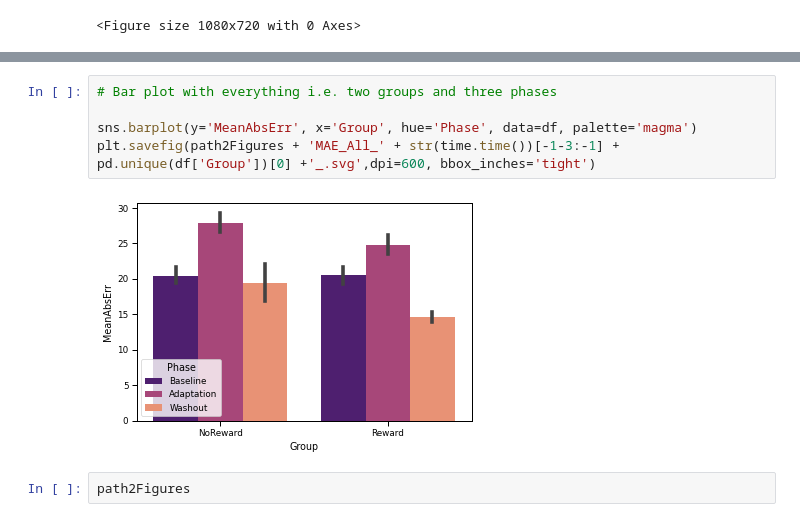
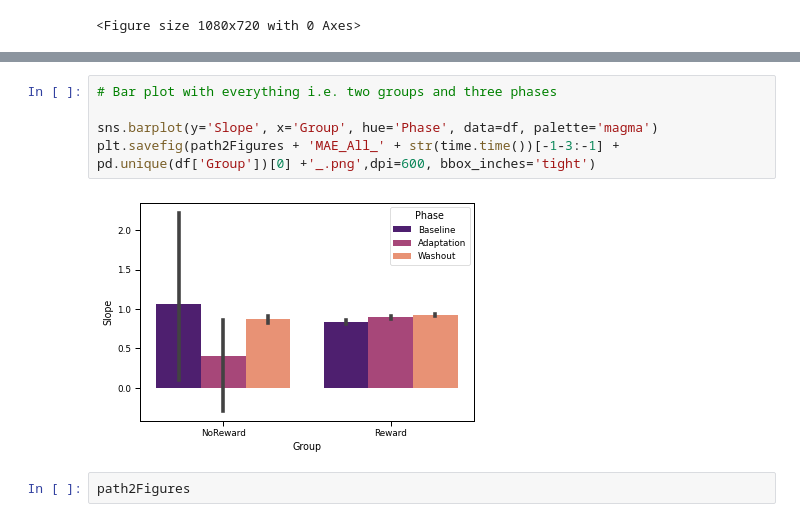
Before and after one commit to DiarKarim/SubEscape, a Jupyter notebook: SubEscape_Data_Analysis/SubEsc_Analysis.ipynb, the cells around one changed output, grey strips where cells are left out. Cells and saved outputs as stored; diff of their text form.

```diff
--- a/SubEscape_Data_Analysis/SubEsc_Analysis.ipynb
+++ b/SubEscape_Data_Analysis/SubEsc_Analysis.ipynb
@@ -1242,10 +1673,10 @@ Pairwise test results:
 # %%
 # Bar plot with everything i.e. two groups and three phases
 
-sns.barplot(y='MeanAbsErr', x='Group', hue='Phase', data=df, palette='magma')
-plt.savefig(path2Figures + 'MAE_All_' + str(time.time())[-1-3:-1] + pd.unique(df['Group'])[0] +'_.svg',dpi=600, bbox_inches='tight')
+sns.barplot(y='Slope', x='Group', hue='Phase', data=df, palette='magma')
+plt.savefig(path2Figures + 'MAE_All_' + str(time.time())[-1-3:-1] + pd.unique(df['Group'])[0] +'_.png',dpi=600, bbox_inches='tight')
 # %% [output]
-[figure, old version]
+[figure, new version]
 # %%
 path2Figures
 # %% [output]
```
Also changed, not shown: parts of 52 cells of this notebook, 54 other files.
